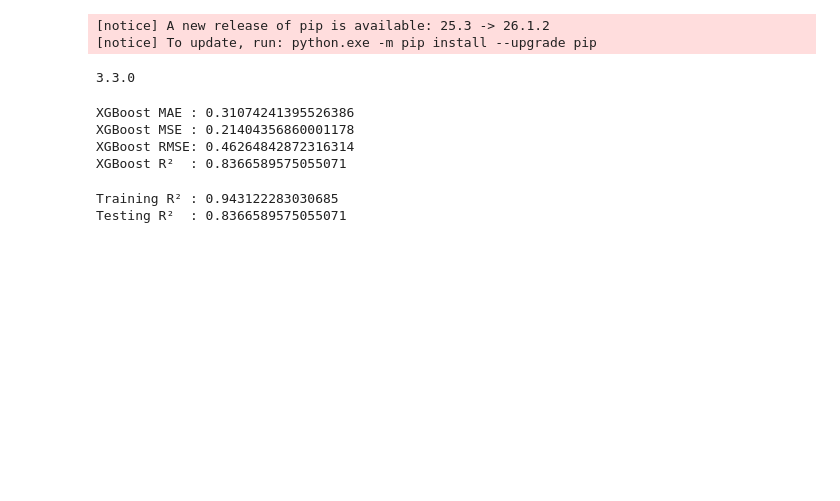
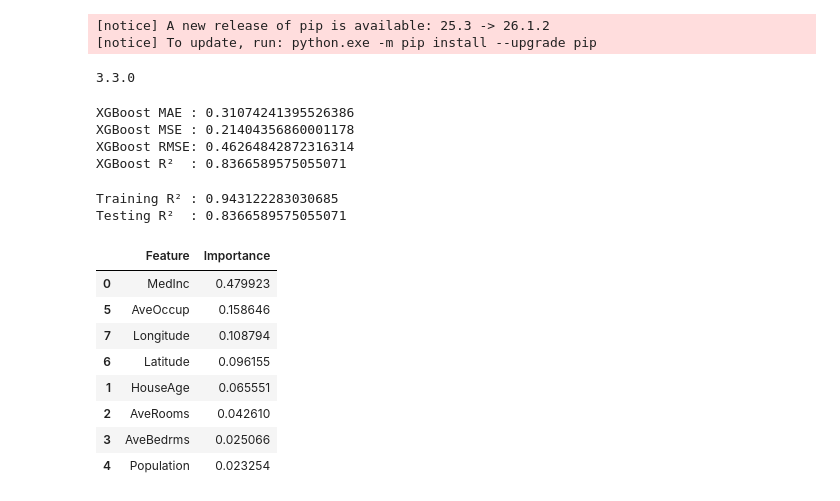
Before and after one commit to haneef333/house-price-prediction, a Jupyter notebook: notebooks/house_price_prediction.ipynb, the cells around one changed output. Saved outputs shown, nothing was run; the diff lists cells and outputs as text; code cells hidden in the pictures; blank space fills up the shorter version.

```diff
--- a/notebooks/house_price_prediction.ipynb
+++ b/notebooks/house_price_prediction.ipynb
@@ -618,3 +605,22 @@ print("Testing R²  :", r2_score(y_test, xgb_pred))
 # %% [output]
 Training R² : 0.943122283030685
 Testing R²  : 0.8366589575055071
+# %%
+importance = pd.DataFrame({
+    "Feature": X_train.columns,
+    "Importance": xgb.feature_importances_
+})
+
+importance = importance.sort_values(by="Importance", ascending=False)
+
+importance
+# %% [output]
+|  | Feature | Importance |
+| 0 | MedInc | 0.479923 |
+| 5 | AveOccup | 0.158646 |
+| 7 | Longitude | 0.108794 |
+| 6 | Latitude | 0.096155 |
+| 1 | HouseAge | 0.065551 |
+| 2 | AveRooms | 0.042610 |
+| 3 | AveBedrms | 0.025066 |
+| 4 | Population | 0.023254 |
```
Also changed, not shown: parts of 15 cells of this notebook, 6 other files.
